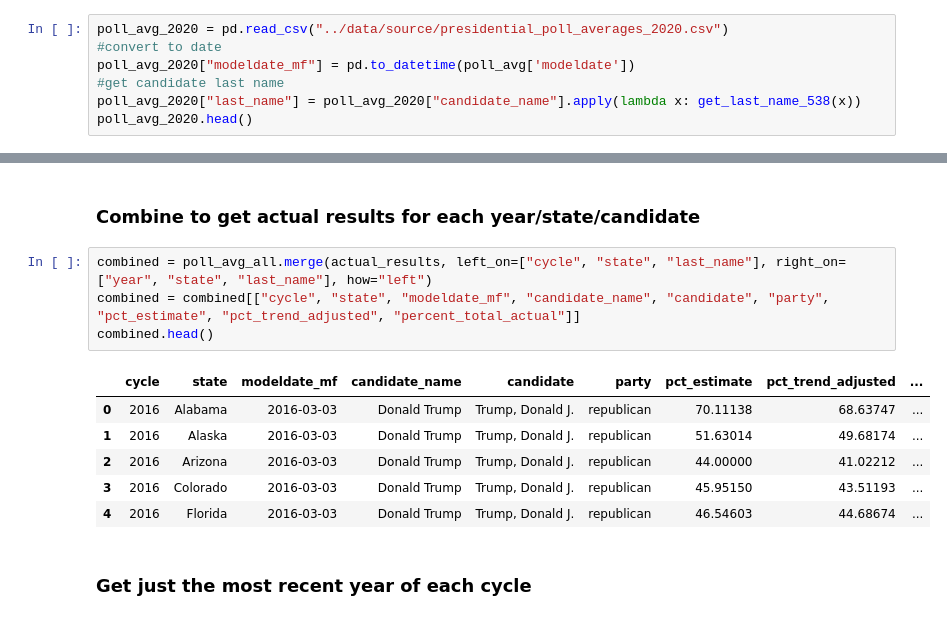
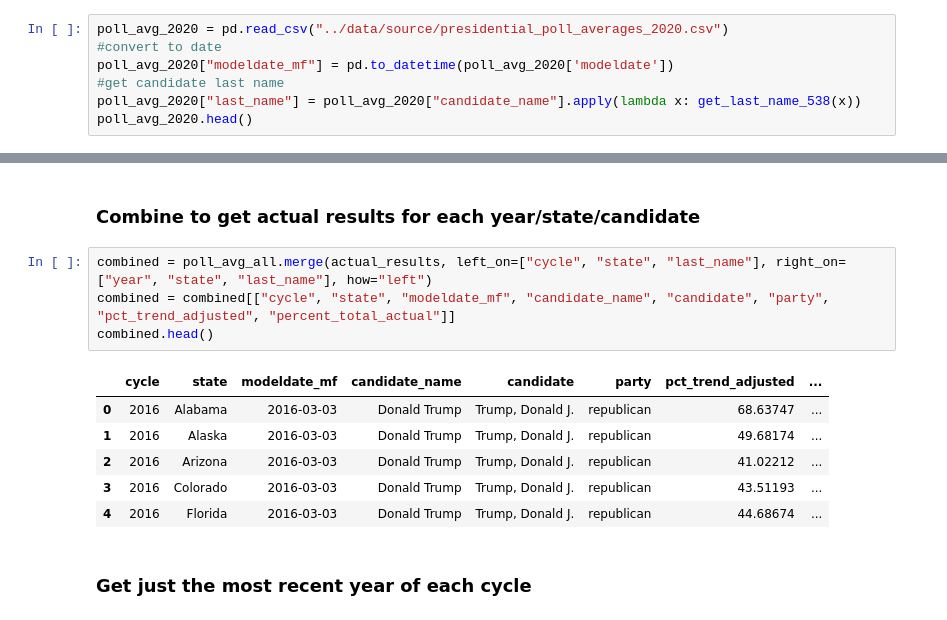
Before and after one commit to mtfahey/judge_the_polls, a Jupyter notebook: analysis/poll_comparison.ipynb, the cells around one changed output, grey strips where cells are left out. Drawn from its saved outputs; the diff is of its cells as text.

```diff
--- a/analysis/poll_comparison.ipynb
+++ b/analysis/poll_comparison.ipynb
@@ -51,7 +51,7 @@ poll_avg.head()
 # %%
 poll_avg_2020 = pd.read_csv("../data/source/presidential_poll_averages_2020.csv")
 #convert to date
-poll_avg_2020["modeldate_mf"] = pd.to_datetime(poll_avg['modeldate'])
+poll_avg_2020["modeldate_mf"] = pd.to_datetime(poll_avg_2020['modeldate'])
 #get candidate last name
 poll_avg_2020["last_name"] = poll_avg_2020["candidate_name"].apply(lambda x: get_last_name_538(x))
 poll_avg_2020.head()
@@ -93,15 +93,15 @@ actual_results.head()
 ### Combine to get actual results for each year/state/candidate
 # %%
 combined = poll_avg_all.merge(actual_results, left_on=["cycle", "state", "last_name"], right_on=["year", "state", "last_name"], how="left")
-combined = combined[["cycle", "state", "modeldate_mf", "candidate_name", "candidate", "party", "pct_estimate", "pct_trend_adjusted", "percent_total_actual"]]
+combined = combined[["cycle", "state", "modeldate_mf", "candidate_name", "candidate", "party", "pct_trend_adjusted", "percent_total_actual"]]
 combined.head()
 # %% [output]
-|  | cycle | state | modeldate_mf | candidate_name | candidate | party | pct_estimate | pct_trend_adjusted | ... |
-| 0 | 2016 | Alabama | 2016-03-03 | Donald Trump | Trump, Donald J. | republican | 70.11138 | 68.63747 | ... |
-| 1 | 2016 | Alaska | 2016-03-03 | Donald Trump | Trump, Donald J. | republican | 51.63014 | 49.68174 | ... |
-| 2 | 2016 | Arizona | 2016-03-03 | Donald Trump | Trump, Donald J. | republican | 44.00000 | 41.02212 | ... |
-| 3 | 2016 | Colorado | 2016-03-03 | Donald Trump | Trump, Donald J. | republican | 45.95150 | 43.51193 | ... |
-| 4 | 2016 | Florida | 2016-03-03 | Donald Trump | Trump, Donald J. | republican | 46.54603 | 44.68674 | ... |
+|  | cycle | state | modeldate_mf | candidate_name | candidate | party | pct_trend_adjusted | ... |
+| 0 | 2016 | Alabama | 2016-03-03 | Donald Trump | Trump, Donald J. | republican | 68.63747 | ... |
+| 1 | 2016 | Alaska | 2016-03-03 | Donald Trump | Trump, Donald J. | republican | 49.68174 | ... |
+| 2 | 2016 | Arizona | 2016-03-03 | Donald Trump | Trump, Donald J. | republican | 41.02212 | ... |
+| 3 | 2016 | Colorado | 2016-03-03 | Donald Trump | Trump, Donald J. | republican | 43.51193 | ... |
+| 4 | 2016 | Florida | 2016-03-03 | Donald Trump | Trump, Donald J. | republican | 44.68674 | ... |
 # %% [markdown]
 ### Get just the most recent year of each cycle
 # %%
```
Also changed, not shown: parts of 31 cells of this notebook, 1 other file.
